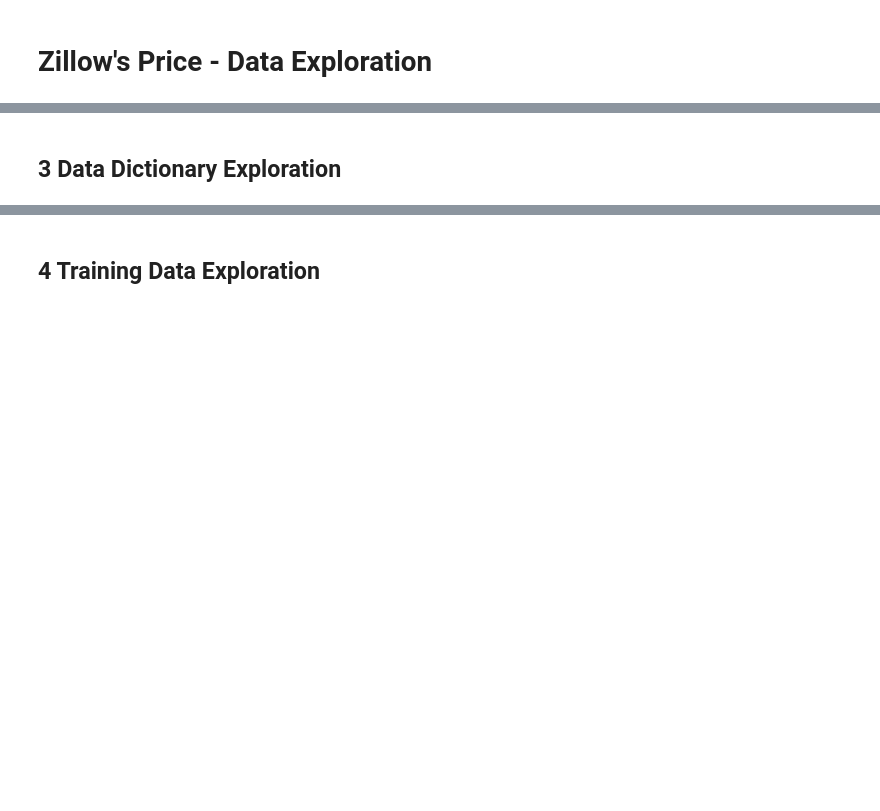
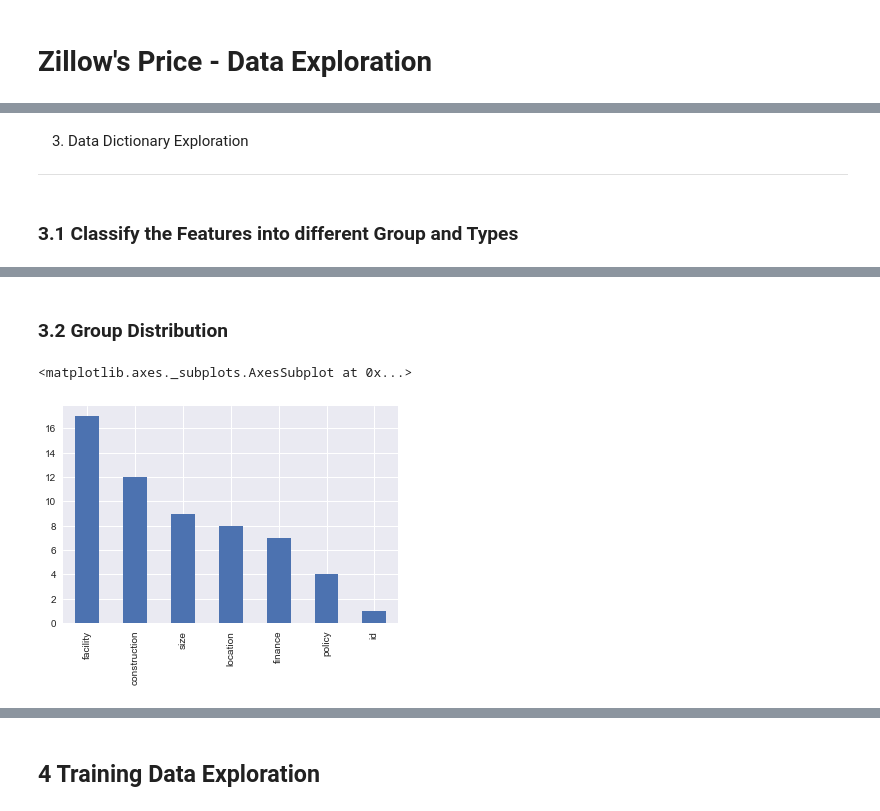
Before and after one commit to aeloyq/BerkeleyRemoteLab, a Jupyter notebook: DataExploration.ipynb, the cells around one changed output, grey strips where cells are left out. Drawn from its saved outputs; the diff is of its cells as text; code cells hidden in the pictures; blank space fills up the shorter version.

```diff
--- a/DataExploration.ipynb
+++ b/DataExploration.ipynb
@@ -23,6 +23,8 @@ sample=pd.read_csv('data/sample_submission.csv')
 # %% [markdown]
-3 Data Dictionary Exploration
+3. Data Dictionary Exploration
 --------------------------
+# %% [markdown]
+### 3.1 Classify the Features into different Group and Types
 # %%
 dd=pd.read_csv('zillow_data_dictionary.csv',encoding='utf8')
 dd
@@ -44,3 +46,11 @@ dd
 | 55 | 'assessmentyear' | The year of the property tax asse... | finance | date | 财产税评估年份 | NaN |
 | 56 | 'taxdelinquencyflag' | Property taxes for this parcel ar... | finance | bool | 是否2015年财产税到期 | NaN |
 | 57 | 'taxdelinquencyyear' | Year for which the unpaid propert... | finance | date | 未支付的财产税的截止年份 | NaN |
+# %% [markdown]
+### 3.2 Group Distribution
+# %%
+dd.Group.value_counts()
+dd.Group.value_counts().plot(kind='bar')
+# %% [output]
+<matplotlib.axes._subplots.AxesSubplot at 0x...>
+[figure, added]
```
Also changed, not shown: parts of 20 cells of this notebook, 2 other files.
